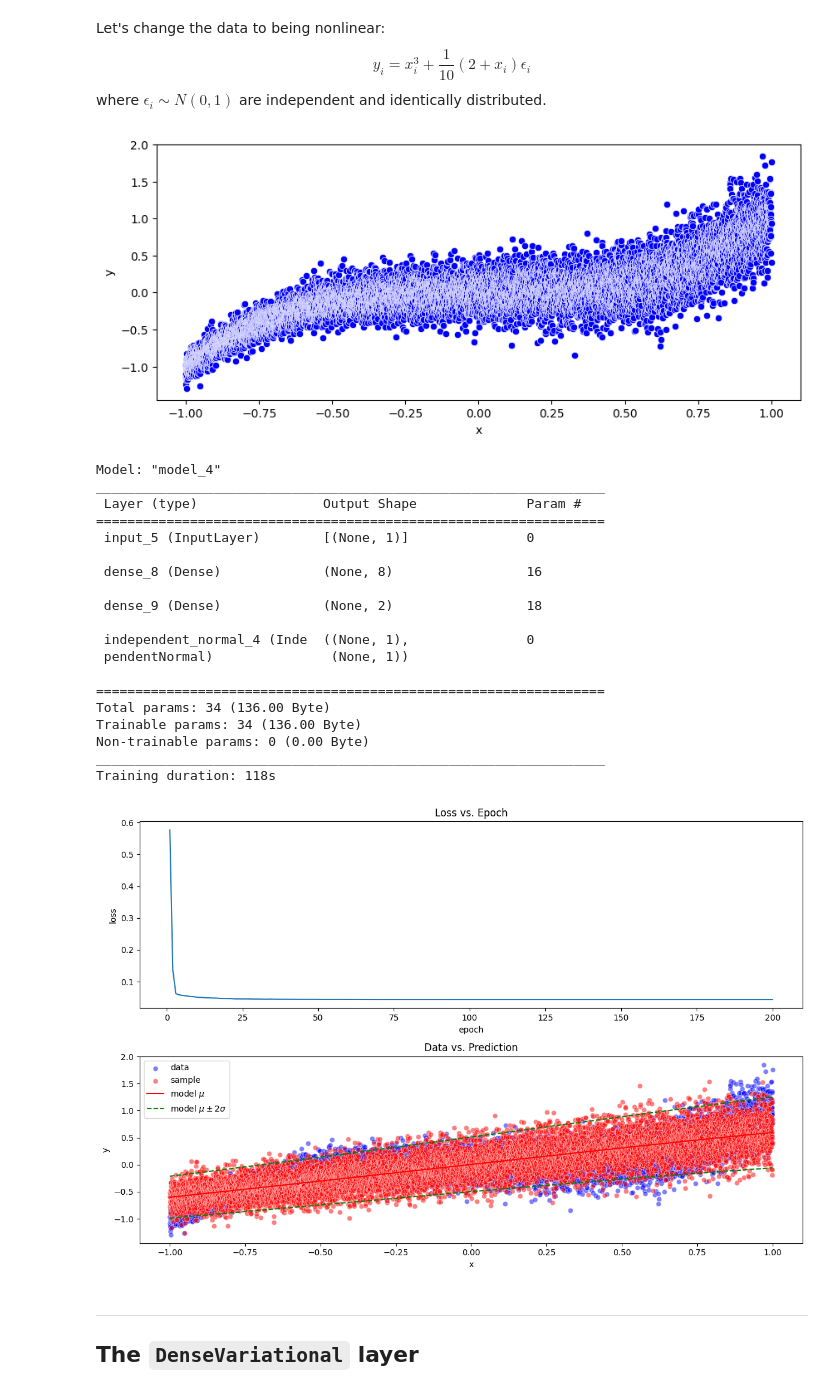
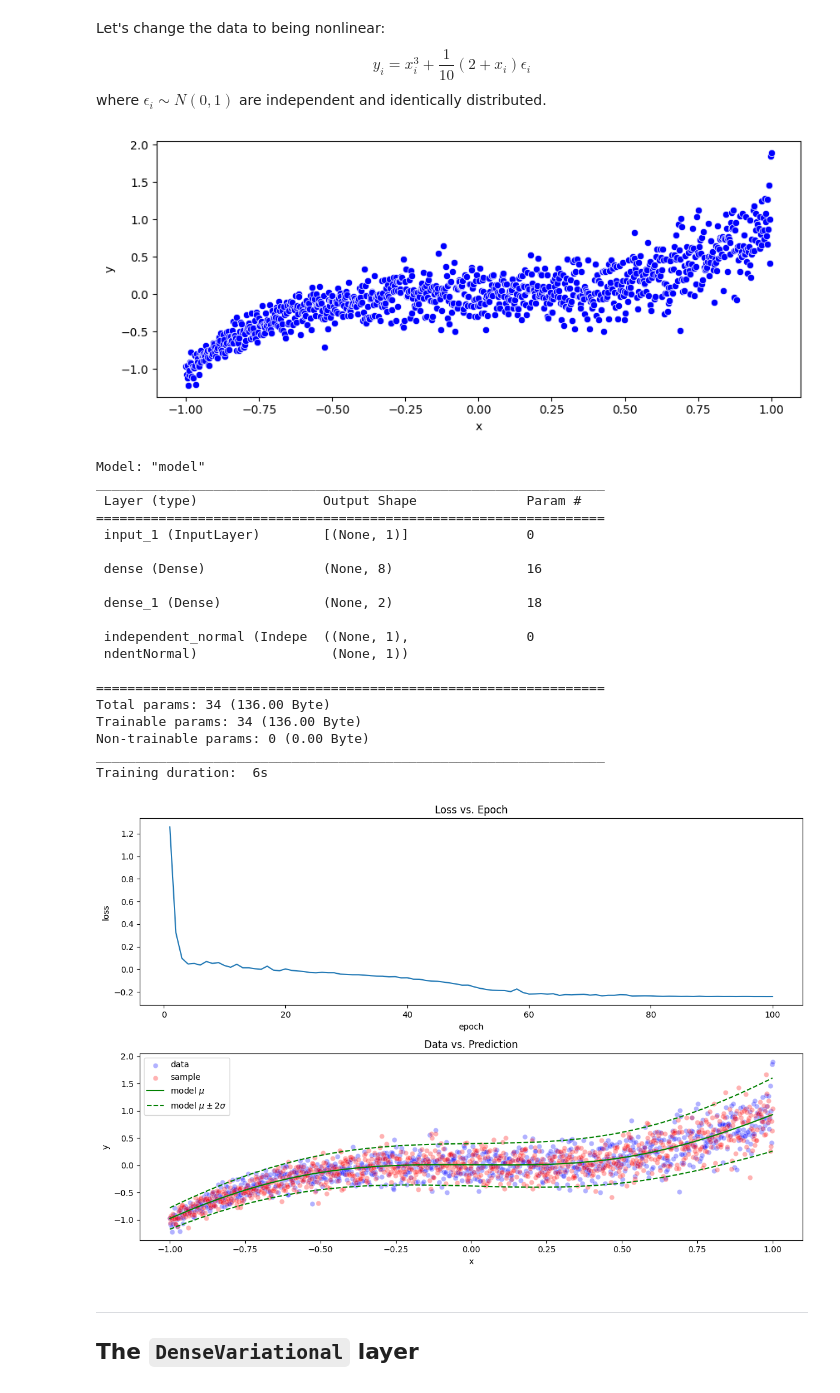
Before and after one commit to MengOonLee/Deep_learning, a Jupyter notebook: TensorFlow/Probabilistic/Bayesian/Bayesian.ipynb, the cells around one changed output. Drawn from its saved outputs; the diff is of its cells as text; code cells hidden in the pictures.

```diff
--- a/TensorFlow/Probabilistic/Bayesian/Bayesian.ipynb
+++ b/TensorFlow/Probabilistic/Bayesian/Bayesian.ipynb
@@ -438,9 +438,10 @@ import seaborn as sns
 num_samples = 100
 x_train = tf.linspace(start=-1., stop=1., num=num_samples)[:, tf.newaxis]
 y_train = x_train + 0.3*tf.random.normal(shape=(num_samples, 1))
-ds_train = tf.data.Dataset.from_tensor_slices(tensors=(x_train, y_train))
-ds_train = ds_train.cache().shuffle(buffer_size=len(y_train))
-ds_train = ds_train.batch(batch_size=32).prefetch(buffer_size=tf.data.AUTOTUNE)
+ds_train = tf.data.Dataset.from_tensor_slices(
+    tensors=(x_train, y_train))
+ds_train = ds_train.cache().shuffle(buffer_size=num_samples)
+ds_train = ds_train.batch(batch_size=64).prefetch(buffer_size=tf.data.AUTOTUNE)
 
 plt.figure(figsize=(10, 4))
 x = x_train[:, 0]
@@ -479,7 +480,7 @@ model.summary()
 def nll(y_true, y_pred):
     return -y_pred.log_prob(value=y_true)
 
-model.optimizer = tf.keras.optimizers.RMSprop(learning_rate=0.005)
+model.optimizer = tf.keras.optimizers.Adam(learning_rate=0.05)
 
 metrics = [
     tf.keras.metrics.Mean(name="loss")
@@ -607,13 +608,14 @@ import matplotlib.pyplot as plt
 import seaborn as sns
 
 # Create and plot 1000 data points
-num_samples = 10000
+num_samples = 1000
 x_train = tf.linspace(start=-1., stop=1., num=num_samples)[:, tf.newaxis]
 y_train = tf.math.pow(x=x_train, y=3) + \
-    0.1*(2 + x_train)*tf.random.normal(shape=(num_samples, 1))
-ds_train = tf.data.Dataset.from_tensor_slices(tensors=(x_train, y_train))
-ds_train = ds_train.cache().shuffle(buffer_size=len(y_train))
-ds_train = ds_train.batch(batch_size=32).prefetch(buffer_size=tf.data.AUTOTUNE)
+    0.1*(2. + x_train)*tf.random.normal(shape=(num_samples, 1))
+ds_train = tf.data.Dataset.from_tensor_slices(
+    tensors=(x_train, y_train))
+ds_train = ds_train.cache().shuffle(buffer_size=num_samples)
+ds_train = ds_train.batch(batch_size=64).prefetch(buffer_size=tf.data.AUTOTUNE)
 
 plt.figure(figsize=(10, 4))
 x = x_train[:, 0]
@@ -623,7 +625,7 @@ plt.xlabel(xlabel="x")
 plt.ylabel(ylabel="y")
 plt.show()
 # %% [output]
-[figure, old version]
+[figure, new version]
 # %%
 import warnings
 warnings.filterwarnings("ignore")
@@ -639,9 +641,9 @@ import tensorflow_probability as tfp
 event_shape = 1
 x = tf_keras.Input(shape=(1,), dtype=tf.float32)
 h = tf_keras.layers.Dense(units=8,
-    activation=tf.keras.activations.sigmoid)(inputs=x)
+    activation=tf.keras.activations.softplus)(inputs=x)
 h = tf_keras.layers.Dense(units=tfp.layers.IndependentNormal.params_size(
-    event_shape=event_shape))(inputs=h)
+        event_shape=event_shape))(inputs=h)
 y = tfp.layers.IndependentNormal(event_shape=event_shape,
     convert_to_tensor_fn=tfp.distributions.Distribution.sample)(inputs=h)
 model = tf_keras.Model(inputs=x, outputs=y)
@@ -651,7 +653,7 @@ model.summary()
 def nll(y_true, y_pred):
     return -y_pred.log_prob(value=y_true)
 
-model.optimizer = tf.keras.optimizers.RMSprop(learning_rate=0.001)
+model.optimizer = tf.keras.optimizers.Adam(learning_rate=0.05)
 
 metrics = [
     tf.keras.metrics.Mean(name="loss")
@@ -686,7 +688,7 @@ callbacks = tf.keras.callbacks.CallbackList(model=model,
     add_history=True, callbacks=[ckptModel, reduceLR])
 
 start_time = time.time()
-num_epochs = 200
+num_epochs = 100
 history = []
 callbacks.on_train_begin(logs=None)
 for epoch in range(num_epochs):
@@ -703,25 +705,25 @@ for epoch in range(num_epochs):
 callbacks.on_train_end(logs=None)
 print("Training duration: %2.fs"%(time.time() - start_time))
 # %% [output]
-Model: "model_4"
+Model: "model"
 _________________________________________________________________
  Layer (type)                Output Shape              Param #
 =================================================================
- input_5 (InputLayer)        [(None, 1)]               0
+ input_1 (InputLayer)        [(None, 1)]               0
 
- dense_8 (Dense)             (None, 8)                 16
+ dense (Dense)               (None, 8)                 16
 
- dense_9 (Dense)             (None, 2)                 18
+ dense_1 (Dense)             (None, 2)                 18
 
- independent_normal_4 (Inde  ((None, 1),               0
- pendentNormal)               (None, 1))
+ independent_normal (Indepe  ((None, 1),               0
+ ndentNormal)                 (None, 1))
 
 =================================================================
 Total params: 34 (136.00 Byte)
 Trainable params: 34 (136.00 Byte)
 Non-trainable params: 0 (0.00 Byte)
 _________________________________________________________________
-Training duration: 118s
+Training duration:  6s
 # %%
 import pandas as pd
 import matplotlib.pyplot as plt
@@ -736,37 +738,37 @@ axes[0].set_ylabel(ylabel="loss")
 axes[0].set_title(label=f"Loss vs. Epoch")
 sns.lineplot(ax=axes[0], data=df_history, x="epoch", y="train_loss")
 
 # Plot the data and a sample from the model
 model.load_weights(ckptPath)
 distrib = model(inputs=x_train)
 y_pred = distrib.sample()
 mean_pred = distrib.mean()
 stddev_pred = distrib.stddev()
 
 axes[1].set_xlabel(xlabel="x")
 axes[1].set_ylabel(ylabel="y")
 axes[1].set_title(label="Data vs. Prediction")
 x = x_train[:, 0]
 y = y_train[:, 0]
-sns.scatterplot(ax=axes[1], label="data", color="blue", alpha=0.5,
+sns.scatterplot(ax=axes[1], label="data", color="blue", alpha=0.3,
     x=x, y=y)
 y = y_pred[:, 0]
-sns.scatterplot(ax=axes[1], label="sample", color="red", alpha=0.5,
+sns.scatterplot(ax=axes[1], label="sample", color="red", alpha=0.3,
     x=x, y=y)
 y = mean_pred[:, 0]
-sns.lineplot(ax=axes[1], label="model $\mu$", color="red",
+sns.lineplot(ax=axes[1], label="model $\mu$", color="green",
     x=x, y=y)
 y = mean_pred[:, 0] + 2*stddev_pred[:, 0]
 sns.lineplot(ax=axes[1], label="model $\mu \pm 2 \sigma$", color="green",
     linestyle="--", x=x, y=y)
 y = mean_pred[:, 0] - 2*stddev_pred[:, 0]
 sns.lineplot(ax=axes[1], color="green", linestyle="--",
     x=x, y=y)
 axes[1].legend(loc="best")
 fig.tight_layout()
 plt.show()
 # %% [output]
-[figure, old version]
+[figure, new version]
 # %% [markdown]
 ***
 <a id="coding_tutorial_3"></a>
```
Also changed, not shown: parts of 1 cell of this notebook.
